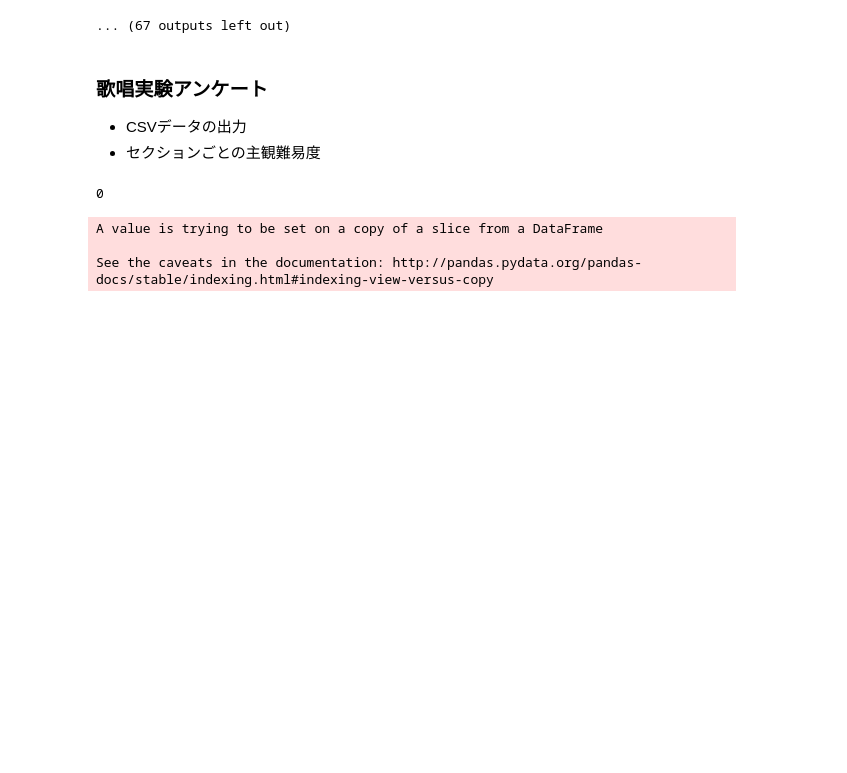
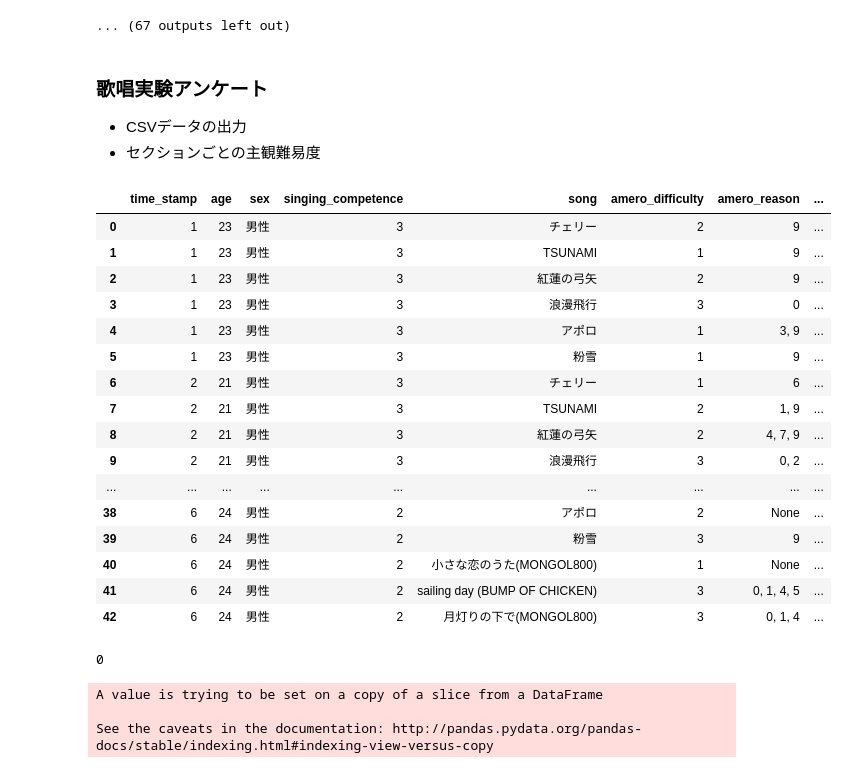
Before and after one commit to LifeEshiniki/sotsuken, a Jupyter notebook: section_analysis_1002.ipynb, the cells around one changed output. Saved outputs shown, nothing was run; the diff lists cells and outputs as text; code cells hidden in the pictures; blank space fills up the shorter version.

```diff
--- a/section_analysis_1002.ipynb
+++ b/section_analysis_1002.ipynb
@@ -654,6 +654,26 @@ def tessa(source):
             result.append( (source[p1],source[p2]) )
 
     return result
+# %%
+df
+# %% [output]
+|  | time_stamp | age | sex | singing_competence | song | amero_difficulty | amero_reason | ... |
+| 0 | 1 | 23 | 男性 | 3 | チェリー | 2 | 9 | ... |
+| 1 | 1 | 23 | 男性 | 3 | TSUNAMI | 1 | 9 | ... |
+| 2 | 1 | 23 | 男性 | 3 | 紅蓮の弓矢 | 2 | 9 | ... |
+| 3 | 1 | 23 | 男性 | 3 | 浪漫飛行 | 3 | 0 | ... |
+| 4 | 1 | 23 | 男性 | 3 | アポロ | 1 | 3, 9 | ... |
+| 5 | 1 | 23 | 男性 | 3 | 粉雪 | 1 | 9 | ... |
+| 6 | 2 | 21 | 男性 | 3 | チェリー | 1 | 6 | ... |
+| 7 | 2 | 21 | 男性 | 3 | TSUNAMI | 2 | 1, 9 | ... |
+| 8 | 2 | 21 | 男性 | 3 | 紅蓮の弓矢 | 2 | 4, 7, 9 | ... |
+| 9 | 2 | 21 | 男性 | 3 | 浪漫飛行 | 3 | 0, 2 | ... |
+| ... | ... | ... | ... | ... | ... | ... | ... | ... |
+| 38 | 6 | 24 | 男性 | 2 | アポロ | 2 | None | ... |
+| 39 | 6 | 24 | 男性 | 2 | 粉雪 | 3 | 9 | ... |
+| 40 | 6 | 24 | 男性 | 2 | 小さな恋のうた(MONGOL800) | 1 | None | ... |
+| 41 | 6 | 24 | 男性 | 2 | sailing day (BUMP OF CHICKEN) | 3 | 0, 1, 4, 5 | ... |
+| 42 | 6 | 24 | 男性 | 2 | 月灯りの下で(MONGOL800) | 3 | 0, 1, 4 | ... |
 # %%
 def remove_space(string):
     return string.strip()
```
Also changed, not shown: parts of 2 cells of this notebook.
